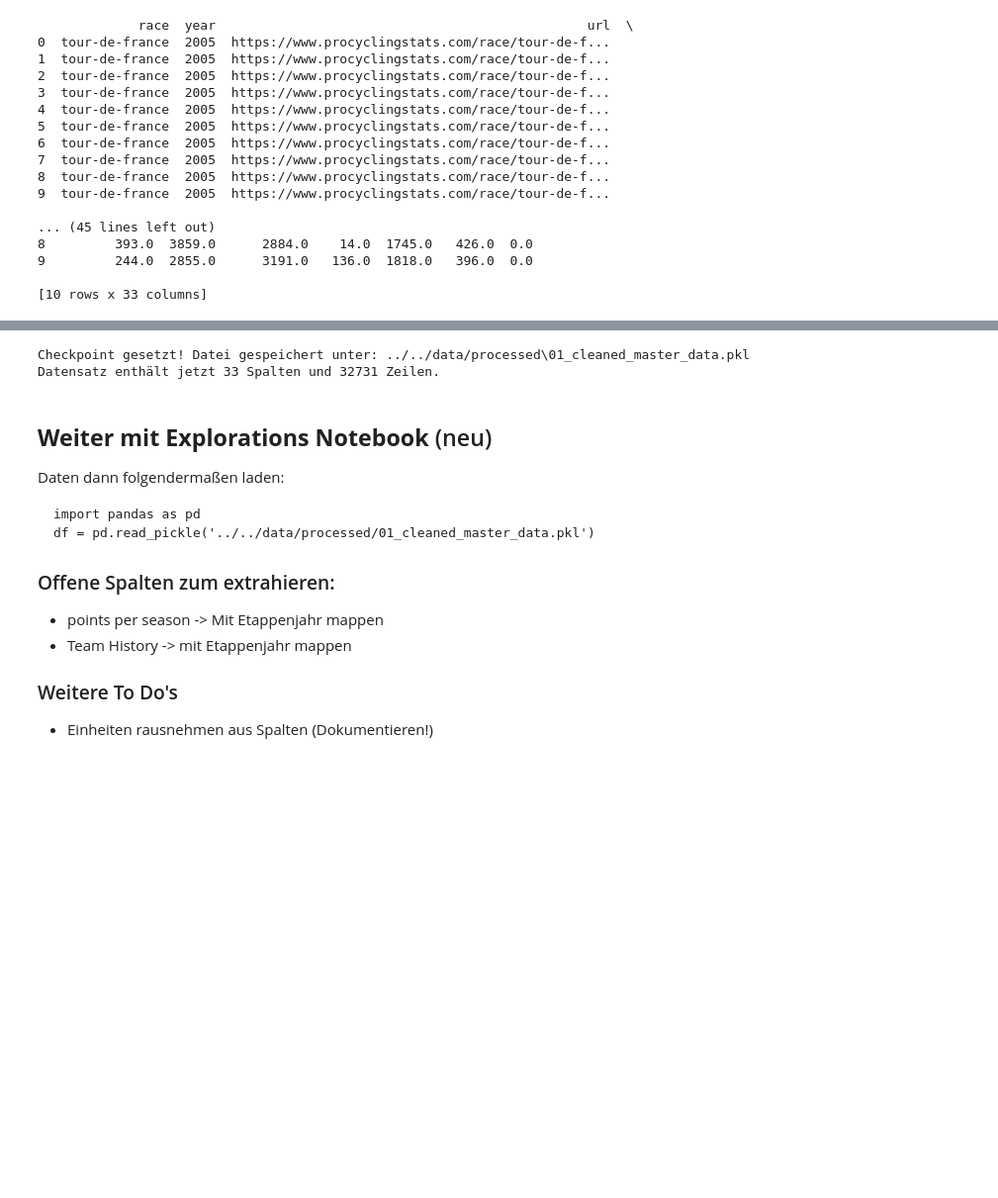
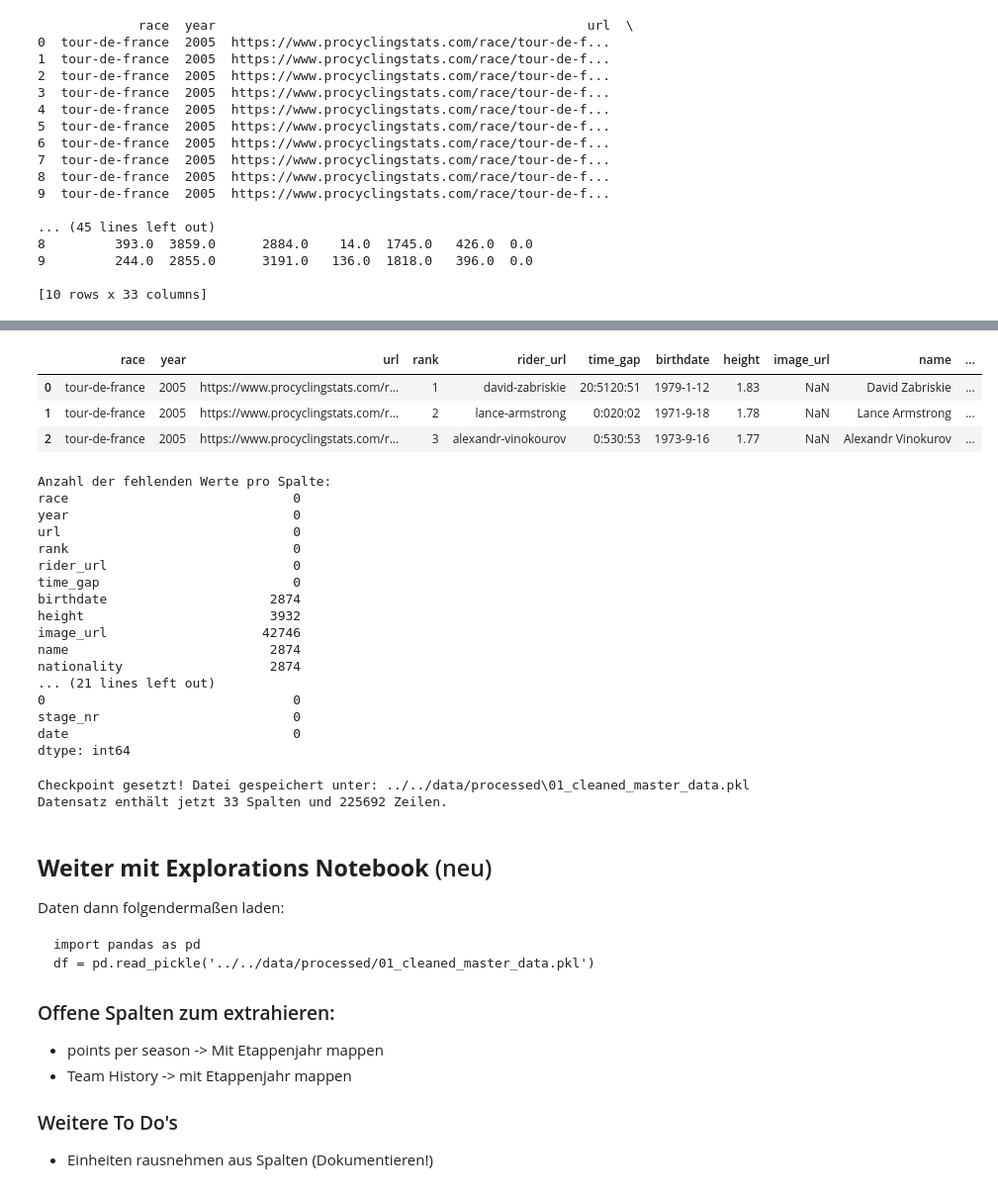
Before and after one commit to LPI24/GADA-Group3-Cycling-Stage-Prediction, a Jupyter notebook: src/Notebooks/01_Data_Merging_and_Cleaning.ipynb, the cells around one changed output, grey strips where cells are left out. Shown at 99% size. Drawn from its saved outputs; the diff is of its cells as text; code cells hidden in the pictures; blank space fills up the shorter version.

```diff
--- a/src/Notebooks/01_Data_Merging_and_Cleaning.ipynb
+++ b/src/Notebooks/01_Data_Merging_and_Cleaning.ipynb
@@ -225,0 +226,22 @@ Length: 206, dtype: str
+# %%
+# 1. Laden der Datums-Datei
+dates_file = '../../data/raw/grand_tour_stages_with_dates.jsonl'
+df_dates = pd.read_json(dates_file, lines=True)
+
+# 2. Join über 'url'
+# Wir nutzen 'url', da diese Spalte in beiden DataFrames vorhanden ist.
+# Wir holen uns 'stage_nr' und 'date' aus der neuen Datei dazu.
+df_final_v2 = pd.merge(
+    df_final,
+    df_dates[['url', 'stage_nr', 'date']],
+    on='url',
+    how='left'
+)
+
+# 3. Datum in echtes datetime-Objekt umwandeln
+df_final_v2['date'] = pd.to_datetime(df_final_v2['date'])
+
+# 4. Kontrolle
+print(f"Merge erfolgreich! Der Datensatz hat jetzt {df_final_v2.shape[0]} Zeilen.")
+print(df_final_v2[['name', 'stage_nr', 'date']].head())
+print(df_final_v2.head(10))
@@ -226,3 +266,34 @@ Length: 206, dtype: str
+# %%
+# Anzeigen komplette Daten
+pd.set_option('display.max_columns', None)
+pd.set_option('display.width', 1000)
+display(df_final_v2.head(3))
+
+#Übersicht Na's pro Spalte
+print("Anzahl der fehlenden Werte pro Spalte:")
+print(df_final_v2.isnull().sum())
+# %% [output]
+|  | race | year | url | rank | rider_url | time_gap | birthdate | height | image_url | name | ... |
+| 0 | tour-de-france | 2005 | https://www.procyclingstats.com/r... | 1 | david-zabriskie | 20:5120:51 | 1979-1-12 | 1.83 | NaN | David Zabriskie | ... |
+| 1 | tour-de-france | 2005 | https://www.procyclingstats.com/r... | 2 | lance-armstrong | 0:020:02 | 1971-9-18 | 1.78 | NaN | Lance Armstrong | ... |
+| 2 | tour-de-france | 2005 | https://www.procyclingstats.com/r... | 3 | alexandr-vinokourov | 0:530:53 | 1973-9-16 | 1.77 | NaN | Alexandr Vinokurov | ... |
+Anzahl der fehlenden Werte pro Spalte:
+race                             0
+year                             0
+url                              0
+rank                             0
+rider_url                        0
+time_gap                         0
+birthdate                     2874
+height                        3932
+image_url                    42746
+name                          2874
+nationality                   2874
+... (21 lines left out)
+0                                0
+stage_nr                         0
+date                             0
+dtype: int64
 # %%
 # Speichern des aktuellen Datenbestands in Pickle Format .pckl
 
@@ -232,13 +303,13 @@ if not os.path.exists(output_dir):
 
 # 2. Den bereinigten DataFrame speichern
 file_path = os.path.join(output_dir, '01_cleaned_master_data.pkl')
-df_final.to_pickle(file_path)
+df_final_v2.to_pickle(file_path)
 
 print(f"Checkpoint gesetzt! Datei gespeichert unter: {file_path}")
 print(f"Datensatz enthält jetzt {df_final.shape[1]} Spalten und {df_final.shape[0]} Zeilen.")
 # %% [output]
 Checkpoint gesetzt! Datei gespeichert unter: ../../data/processed\01_cleaned_master_data.pkl
-Datensatz enthält jetzt 33 Spalten und 32731 Zeilen.
+Datensatz enthält jetzt 33 Spalten und 225692 Zeilen.
 # %% [markdown]
 ## **Weiter mit Explorations Notebook** (neu)
 
```
Also changed, not shown: parts of 4 cells of this notebook, 12 other files.
